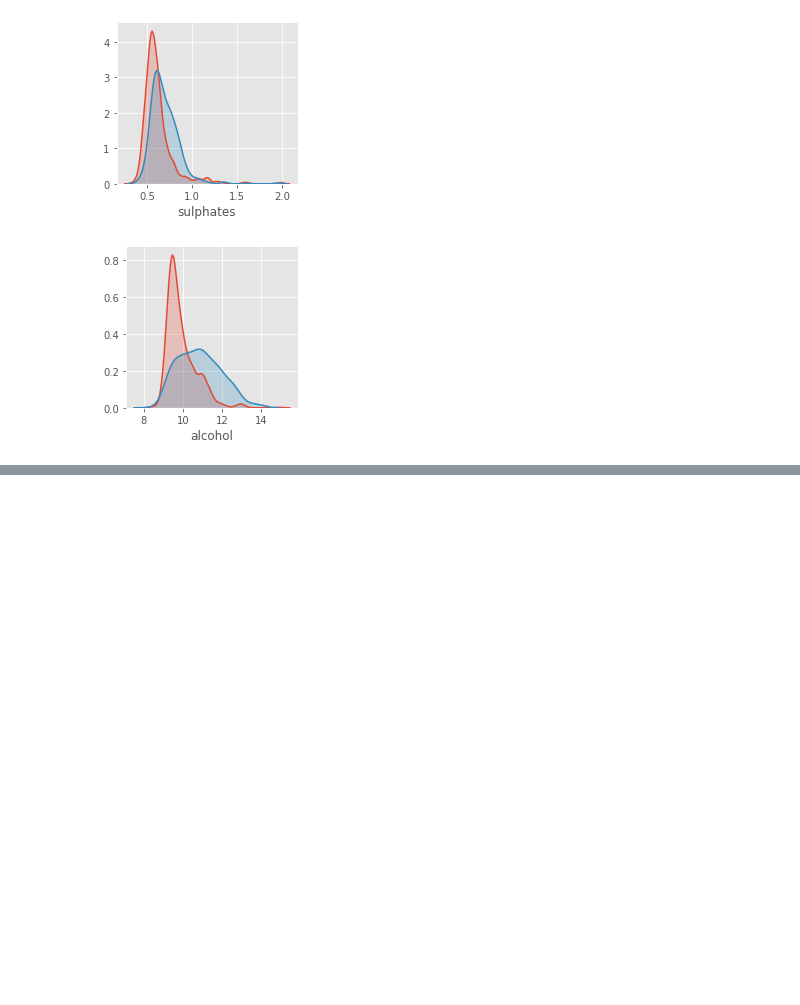
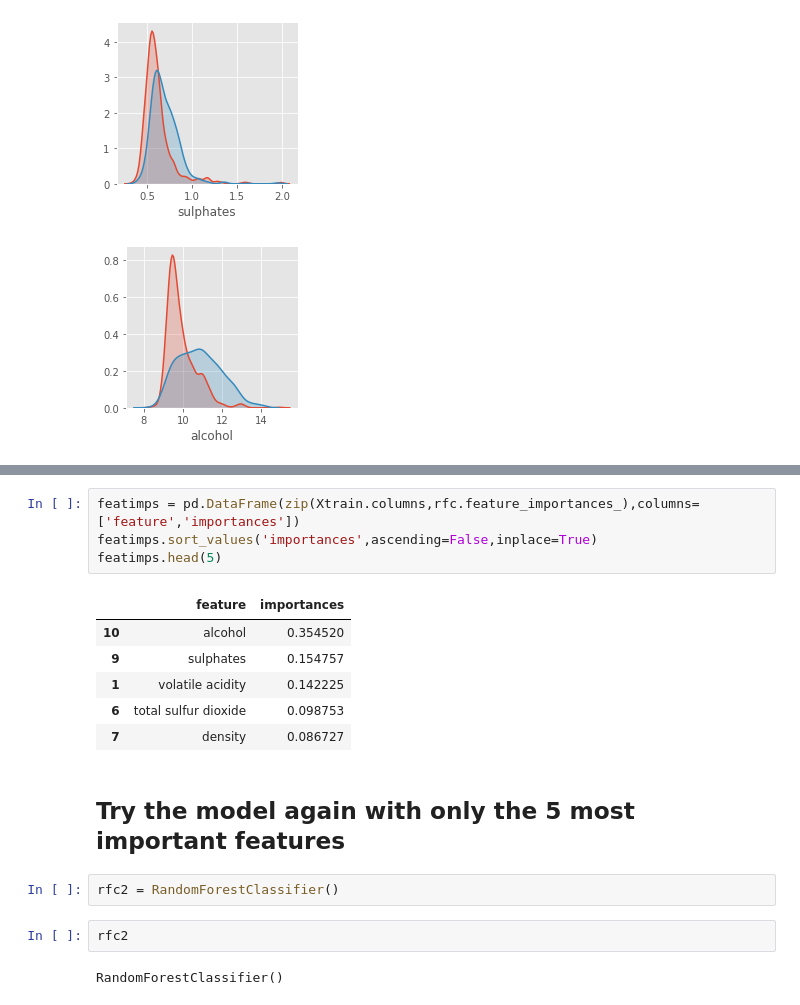
Before and after one commit to caseyahoffman/wine-quality, a Jupyter notebook: binary_classification.ipynb, the cells around one changed output, grey strips where cells are left out. Drawn from its saved outputs; the diff is of its cells as text; blank space fills up the shorter version.

```diff
--- a/binary_classification.ipynb
+++ b/binary_classification.ipynb
@@ -65,0 +113,19 @@ for index,column in enumerate(list(wine.columns[0:11])):
+# %%
+featimps = pd.DataFrame(zip(Xtrain.columns,rfc.feature_importances_),columns=['feature','importances'])
+featimps.sort_values('importances',ascending=False,inplace=True)
+featimps.head(5)
+# %% [output]
+|  | feature | importances |
+| 10 | alcohol | 0.354520 |
+| 9 | sulphates | 0.154757 |
+| 1 | volatile acidity | 0.142225 |
+| 6 | total sulfur dioxide | 0.098753 |
+| 7 | density | 0.086727 |
+# %% [markdown]
+## Try the model again with only the 5 most important features
+# %%
+rfc2 = RandomForestClassifier()
+# %%
+rfc2
+# %% [output]
+RandomForestClassifier()
```
Also changed, not shown: parts of 22 cells of this notebook.
